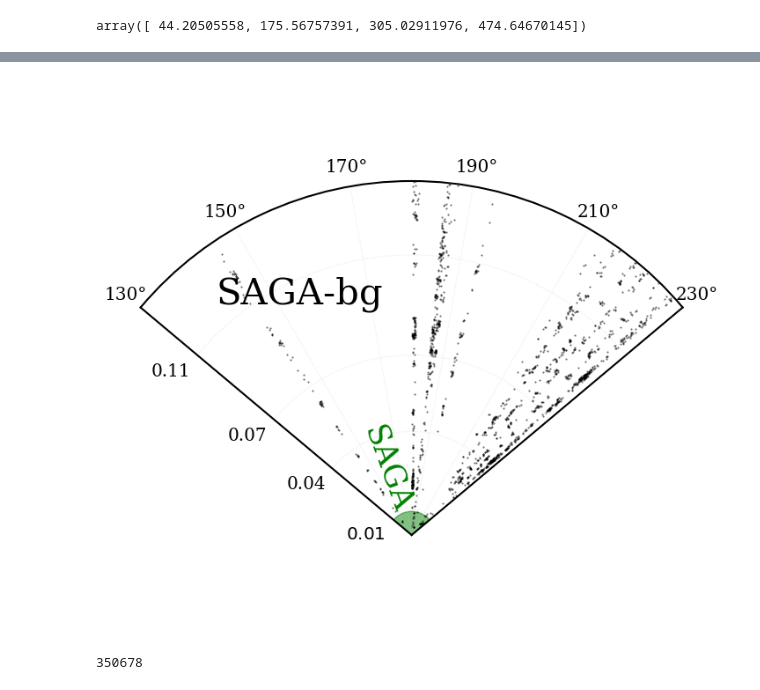
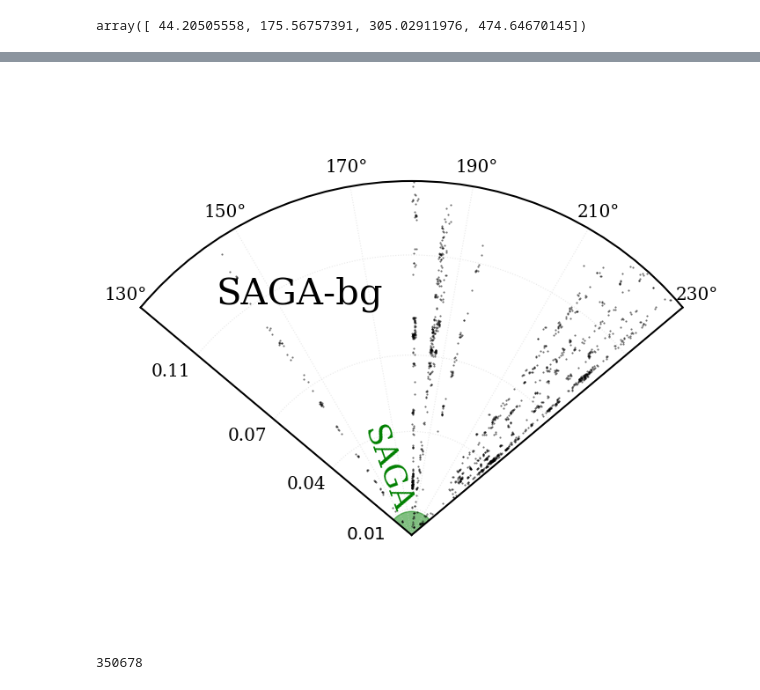
Before and after one commit to virajvman/desi_dwarfs, a Jupyter notebook: notebooks/catalog_paper/survey_plot.ipynb, the cells around one changed output, grey strips where cells are left out. Drawn from its saved outputs; the diff is of its cells as text; code cells hidden in the pictures.

```diff
--- a/notebooks/catalog_paper/survey_plot.ipynb
+++ b/notebooks/catalog_paper/survey_plot.ipynb
@@ -115,6 +135,10 @@ plt.show()
 [figure]
 # %%
 from astropy.table import Table
-saga_gals = Table.read('https://sagasurvey.org/data/saga-dr3-tableC2.txt', format='ascii.mrt')
+
+# saga_gals = Table.read('https://sagasurvey.org/data/saga-dr3-tableC2.txt', format='ascii.mrt')
+saga_gals = Table.read("/pscratch/sd/v/virajvm/catalog/saga_dr3_dwarf_cat.fits")
 print(len(saga_gals))
+
+saga_gals.rename_columns(["RAdeg", "DEdeg","z"], ["RA","DEC","Z"])
 # %% [output]
@@ -122,2 +147,10 @@ print(len(saga_gals))
 # %%
-# saga_gals[ (saga_gals["z"] <  0.01) & (saga_gals["z"] != -1)]
+##measure stellar mass in same way as we are measuring the other stellar masses
+
+saga_slice_mask = (saga_gals["RA"] < 230) & (saga_gals["RA"] > 130) & (saga_gals["DEC"] < 5) & (saga_gals["DEC"] > -5) & (saga_gals["Z"] >0) & (saga_gals["Z"] < 0.3)
+
+saga_gals_slice = saga_gals[saga_slice_mask]
+
+print(len(saga_gals_slice))
+
+saga_gals_slice["comov_dist"] = Planck18.comoving_distance(saga_gals_slice["Z"]).data
@@ -271,11 +294,9 @@ plt.show()
-# %%
-saga_gals_slice["comov_dist"] = Planck18.comoving_distance(saga_gals_slice["z"]).data
 # %%
 
 fig, ax = plt.subplots(1,1,figsize = (8,8),subplot_kw={'projection': 'polar'})
 
 plt.subplots_adjust(wspace = 0.1, hspace = 0.01)
-ra_radians = np.deg2rad(saga_gals_slice["RAdeg"])
+ra_radians = np.deg2rad(saga_gals_slice["RA"])
 ax.scatter(ra_radians, saga_gals_slice["comov_dist"], color = "k", alpha=0.6,s=0.25,rasterized=True)
 # Add labels and a colorbar
 ax.set_theta_zero_location("S")  # Optional: sets 0° at the bottom (South)
@@ -308,34 +329,34 @@ ax.fill(np.concatenate([theta, theta[::-1]]),
         color='green', alpha=0.5, zorder=0)
 
 ax.text(np.deg2rad(160),        # angle in radians
         ax.get_rmax() * 0.2,   # just outside the outermost circle
         "SAGA",
         color = "green",
         alpha = 1,
         rotation=-70,
         ha='center',
         va='center',
         fontsize=25)
 
 
 ax.text(np.deg2rad(155),        # angle in radians
         ax.get_rmax() * 0.75,   # just outside the outermost circle
         "SAGA-bg",
         color = "k",
         rotation=0,
         ha='center',
         va='center',
         fontsize=30)
 
 ###
 
 ax.grid(ls = ":", color = "lightgrey",alpha = 0.5)
 ra_ticks = np.deg2rad(ra_ticks_vals)
 ax.set_xticks(ra_ticks)
 plt.savefig("/global/homes/v/virajvm/DESI2_LOWZ/quenched_fracs_nbs/paper_plots/saga_bg_like_slice_plot.png",bbox_inches="tight",dpi=300)
 plt.show()
 # %% [output]
-[figure, old version]
+[figure, new version]
 # %%
 print(len(tot_cat))
 
```
Also changed, not shown: parts of 12 cells of this notebook, 6 other files.
